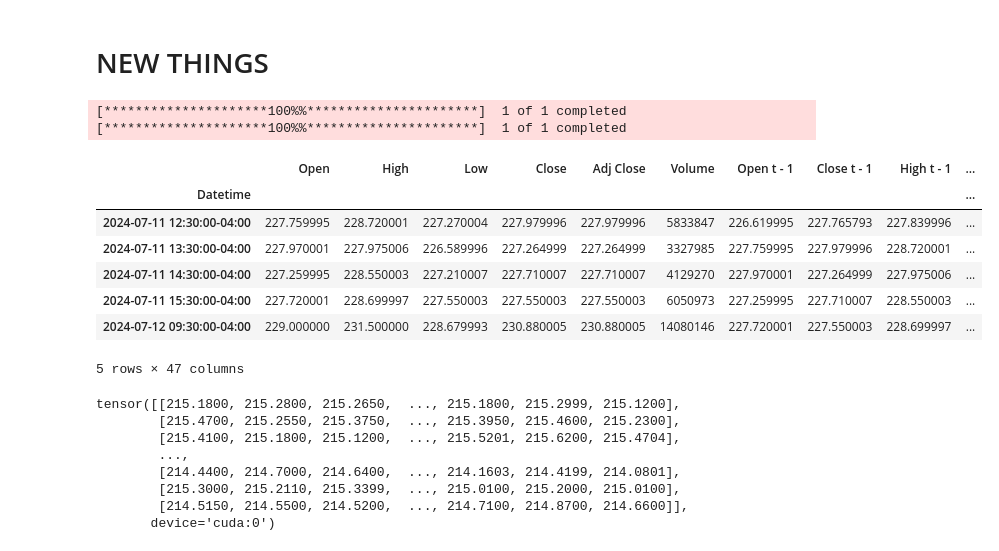
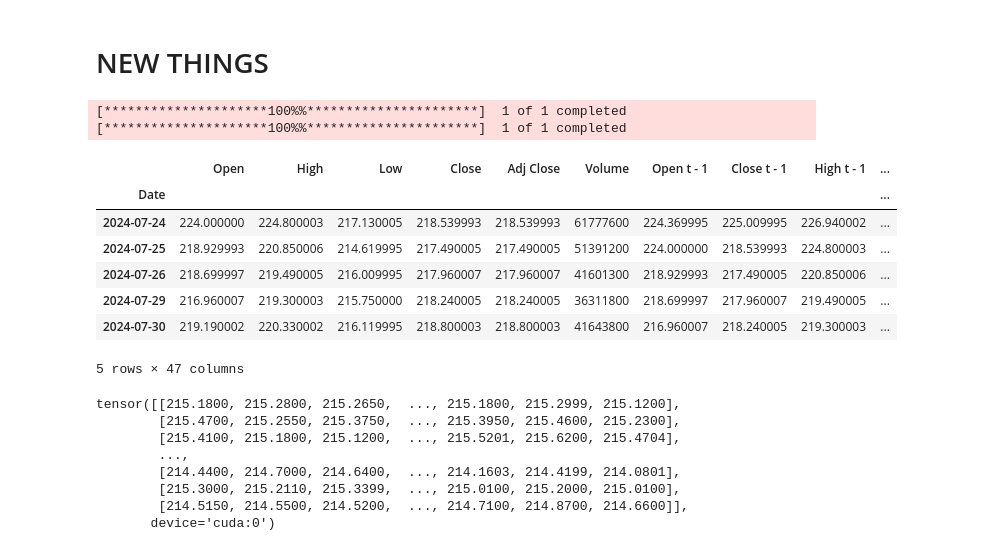
Before and after one commit to yohlimem/AI-Stonks, a Jupyter notebook: main.ipynb, the cells around one changed output. Saved outputs shown, nothing was run; the diff lists cells and outputs as text; code cells hidden in the pictures.

Commit message:
added recentdata

```diff
--- a/main.ipynb
+++ b/main.ipynb
@@ -171,41 +171,41 @@ def prepare_data(stock_name, period="5d", interval="1m",back_time=5):
     data_200 = yf.download(stock_name, period=period, interval=interval).tail(len(recent_data) + 200)
     data_200 = data_200.drop(columns=["Adj Close"])
 
     data_200.fillna(method="bfill", inplace=True)
 
    # recent_data = data_200.tail(len(recent_data))
 
     recent_data = recent_data.iloc[:-1]
 
     for i in range(back_time):
         recent_data[f"Open t - {i+1}"] = recent_data["Open"].shift((i+1))
         recent_data[f"Close t - {i+1}"] = recent_data["Close"].shift((i+1))
         recent_data[f"High t - {i+1}"] = recent_data["High"].shift((i+1))
         recent_data[f"Low t - {i+1}"] = recent_data["Low"].shift((i+1))
     recent_data = recent_data.dropna()
 
     recent_data["movement"] = (recent_data["Close"] > recent_data["Open"]).astype(int)
 
 
 
 
     # add_plot = mpf.make_addplot(recent_data["200_day"], color="blue", linestyle="--")
 
     return recent_data
 
-recent_data = prepare_data(stock_name,back_time=10,period="1mo",interval="1h")
+recent_data = prepare_data(stock_name,back_time=10,period="1mo",interval="1d")#data
 
-recent_data.head()
+recent_data.head()#sigma
 # %% [output]
 [*********************100%%**********************]  1 of 1 completed
 [*********************100%%**********************]  1 of 1 completed
 |  | Open | High | Low | Close | Adj Close | Volume | Open t - 1 | Close t - 1 | High t - 1 | ... |
-| Datetime |  |  |  |  |  |  |  |  |  | ... |
-| 2024-07-11 12:30:00-04:00 | 227.759995 | 228.720001 | 227.270004 | 227.979996 | 227.979996 | 5833847 | 226.619995 | 227.765793 | 227.839996 | ... |
-| 2024-07-11 13:30:00-04:00 | 227.970001 | 227.975006 | 226.589996 | 227.264999 | 227.264999 | 3327985 | 227.759995 | 227.979996 | 228.720001 | ... |
-| 2024-07-11 14:30:00-04:00 | 227.259995 | 228.550003 | 227.210007 | 227.710007 | 227.710007 | 4129270 | 227.970001 | 227.264999 | 227.975006 | ... |
-| 2024-07-11 15:30:00-04:00 | 227.720001 | 228.699997 | 227.550003 | 227.550003 | 227.550003 | 6050973 | 227.259995 | 227.710007 | 228.550003 | ... |
-| 2024-07-12 09:30:00-04:00 | 229.000000 | 231.500000 | 228.679993 | 230.880005 | 230.880005 | 14080146 | 227.720001 | 227.550003 | 228.699997 | ... |
+| Date |  |  |  |  |  |  |  |  |  | ... |
+| 2024-07-24 | 224.000000 | 224.800003 | 217.130005 | 218.539993 | 218.539993 | 61777600 | 224.369995 | 225.009995 | 226.940002 | ... |
+| 2024-07-25 | 218.929993 | 220.850006 | 214.619995 | 217.490005 | 217.490005 | 51391200 | 224.000000 | 218.539993 | 224.800003 | ... |
+| 2024-07-26 | 218.699997 | 219.490005 | 216.009995 | 217.960007 | 217.960007 | 41601300 | 218.929993 | 217.490005 | 220.850006 | ... |
+| 2024-07-29 | 216.960007 | 219.300003 | 215.750000 | 218.240005 | 218.240005 | 36311800 | 218.699997 | 217.960007 | 219.490005 | ... |
+| 2024-07-30 | 219.190002 | 220.330002 | 216.119995 | 218.800003 | 218.800003 | 41643800 | 216.960007 | 218.240005 | 219.300003 | ... |
 5 rows × 47 columns
 # %%
 from sklearn.model_selection import train_test_split
```
Also changed, not shown: parts of 2 cells of this notebook.
